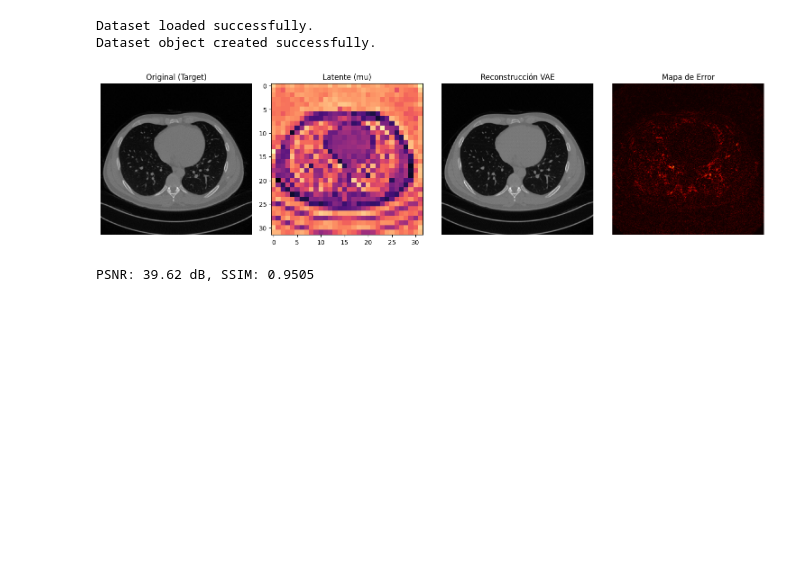
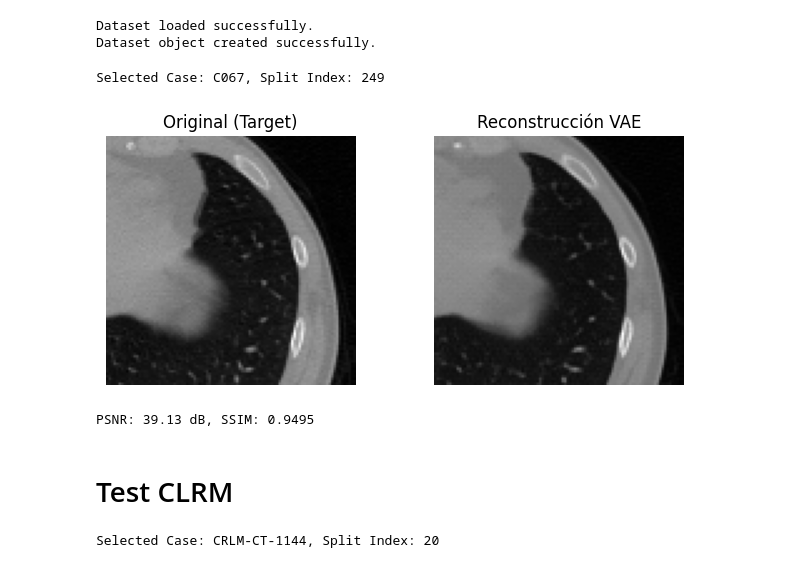
Before and after one commit to Klefur/tesis, a Jupyter notebook: mainMonai.ipynb, the cells around one changed output. Saved outputs shown, nothing was run; the diff lists cells and outputs as text; code cells hidden in the pictures; blank space fills up the shorter version.

Commit message:
chore: set seed on all and random data selection for test

```diff
--- a/mainMonai.ipynb
+++ b/mainMonai.ipynb
@@ -237,13 +236,13 @@ Dataset object created successfully.
 # %%
 val_loader = DataLoader(val_ldct_dataset, batch_size=1, shuffle=True, num_workers=4, pin_memory=torch.cuda.is_available())
 # %%
-import matplotlib.pyplot as plt # Corregido: era matplotlib.pyplot
+import matplotlib.pyplot as plt
 import torch
 from monai.networks.nets import AutoencoderKL
 
 # Cargar modelo desde el checkpoints/
 torch.cuda.empty_cache()
-state_dict = torch.load("./checkpoints/VaeMonai/monai_7/vae_best.pt", map_location=device)
+state_dict = torch.load("./checkpoints/VaeMonai/test_monai_10/monai_100.pt", map_location=device)
 # --- 1. Configuración de Hardware y Modelo ---
 
 model = AutoencoderKL(
@@ -262,11 +261,16 @@ num_epochs = 100
 model.load_state_dict(state_dict["model"])
 model.eval()
 
+import random
 from random import randint
+
+# set seed
+random.seed(40)
 
 with torch.no_grad():
     batch = val_ldct_dataset.__getitem__(randint(0, len(val_ldct_dataset)-1))
     inputs = batch["SDCT"].to(device)
+    print(f"Selected Case: {batch['Case']}, Split Index: {batch['split_idx']}")
     if inputs.ndim == 3:
         inputs = inputs.unsqueeze(1)
 
@@ -276,46 +280,53 @@ with torch.no_grad():
 
 recon = torch.sigmoid(recon)
 # --- 5. Visualización de resultados ---
-plt.figure(figsize=(15, 5))
+plt.figure(figsize=(10, 3))
+
+# crop = (slice(50, 100), slice(140, 190))
+crop = (slice(60, 160), slice(140, 240))
+# crop = (slice(0, 256), slice(0, 256))
 
 # Imagen Original (Normal Dose CT / SDCT)
-plt.subplot(1, 4, 1)
+plt.subplot(1, 3, 1)
 plt.title("Original (Target)")
 # Usamos .detach() por seguridad antes de .cpu()
-plt.imshow(inputs[0, 0].detach().cpu(), cmap="gray")
+plt.imshow(inputs[0, 0].detach().cpu()[crop], cmap="gray")
 plt.axis("off")
-# Subplot 2: El latente real con ruido (Z)
-plt.subplot(1, 4, 2)
-plt.title("Latente (mu)")
-plt.imshow(np.mean(mu[0].detach().cpu().numpy(), axis=0), cmap="magma")
+
+# # Subplot 2: El latente real con ruido (Z)
+# plt.subplot(1, 4, 2)
+# plt.title("Latente (mu)")
+# plt.imshow(np.mean(mu[0].detach().cpu().numpy(), axis=0), cmap="magma")
 
 # Reconstrucción VAE
-plt.subplot(1, 4, 3)
+plt.subplot(1, 3, 2)
 plt.title("Reconstrucción VAE")
-plt.imshow(recon[0, 0].detach().cpu(), cmap="gray")
+plt.imshow(recon[0, 0].detach().cpu()[crop], cmap="gray")
 plt.axis("off")
 
-# Mapa de error
-plt.subplot(1, 4, 4)
-plt.title("Mapa de Error")
-plt.imshow(np.abs(inputs[0, 0].detach().cpu() - recon[0, 0].detach().cpu()), cmap="hot")
-plt.axis("off")
+# # Mapa de error
+# plt.subplot(1, 3, 3)
+# plt.title("Mapa de Error")
+# plt.imshow(np.abs(inputs[0, 0].detach().cpu() - recon[0, 0].detach().cpu())[crop], cmap="hot")
+# plt.axis("off")
+
 
 plt.tight_layout()
 plt.show()
 
 # PSNR y SSIM
 from skimage.metrics import peak_signal_noise_ratio as compute_psnr
 from skimage.metrics import structural_similarity as compute_ssim
 
 # --- CÁLCULO DE MÉTRICAS ---
 # Como usaste sigmoid, asumimos que el rango dinámico de tus imágenes es 1.0 (de 0 a 1)
 data_range = 1.0
 
 psnr_val = compute_psnr(inputs[0, 0].detach().cpu().numpy(), recon[0, 0].detach().cpu().numpy(), data_range=data_range)
 ssim_val = compute_ssim(inputs[0, 0].detach().cpu().numpy(), recon[0, 0].detach().cpu().numpy(), data_range=data_range)
 
 print(f"PSNR: {psnr_val:.2f} dB, SSIM: {ssim_val:.4f}")
 # %% [output]
+Selected Case: C067, Split Index: 249
-[figure, old version]
+[figure, new version]
-PSNR: 39.62 dB, SSIM: 0.9505
+PSNR: 39.13 dB, SSIM: 0.9495
@@ -321,0 +361,2 @@ PSNR: 39.62 dB, SSIM: 0.9505
+# %% [markdown]
+# Test CLRM
@@ -321,0 +373,12 @@ PSNR: 39.62 dB, SSIM: 0.9505
+# %%
+from random import randint
+import random
+
+random.seed(40)
+
+data_item = val_clrm_dataset.__getitem__(randint(0, len(val_clrm_dataset)-1))
+data_item["LDCT"] = data_item["LDCT"].unsqueeze(0)
+data_item["SDCT"] = data_item["SDCT"].unsqueeze(0)
+print(f"Selected Case: {data_item['Case']}, Split Index: {data_item['split_idx']}")
+# %% [output]
+Selected Case: CRLM-CT-1144, Split Index: 20
```
Also changed, not shown: parts of 6 cells of this notebook, 6 other files.
